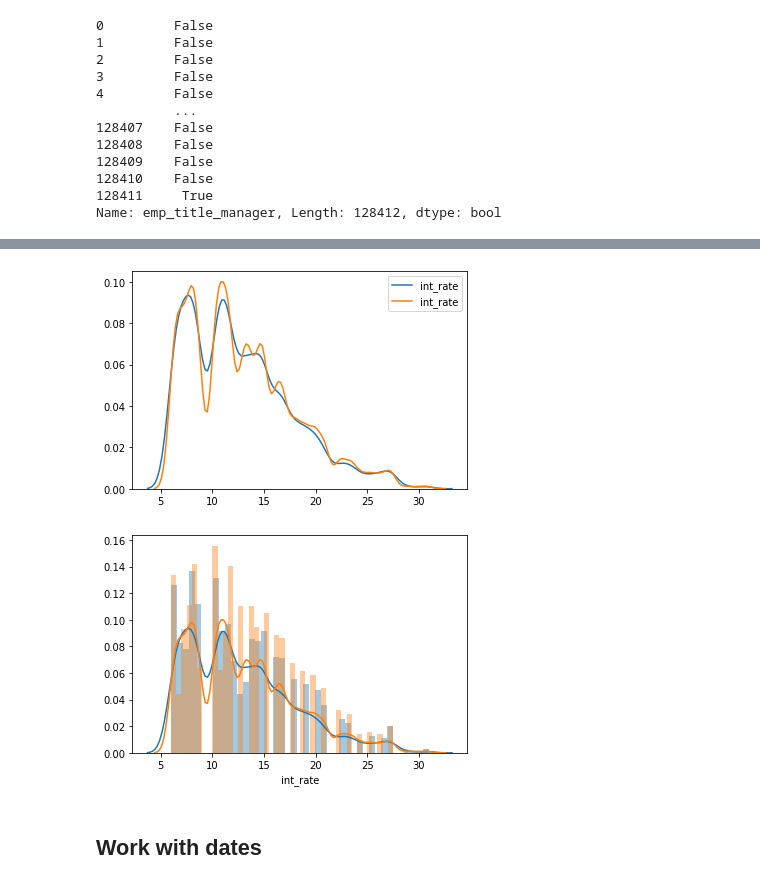
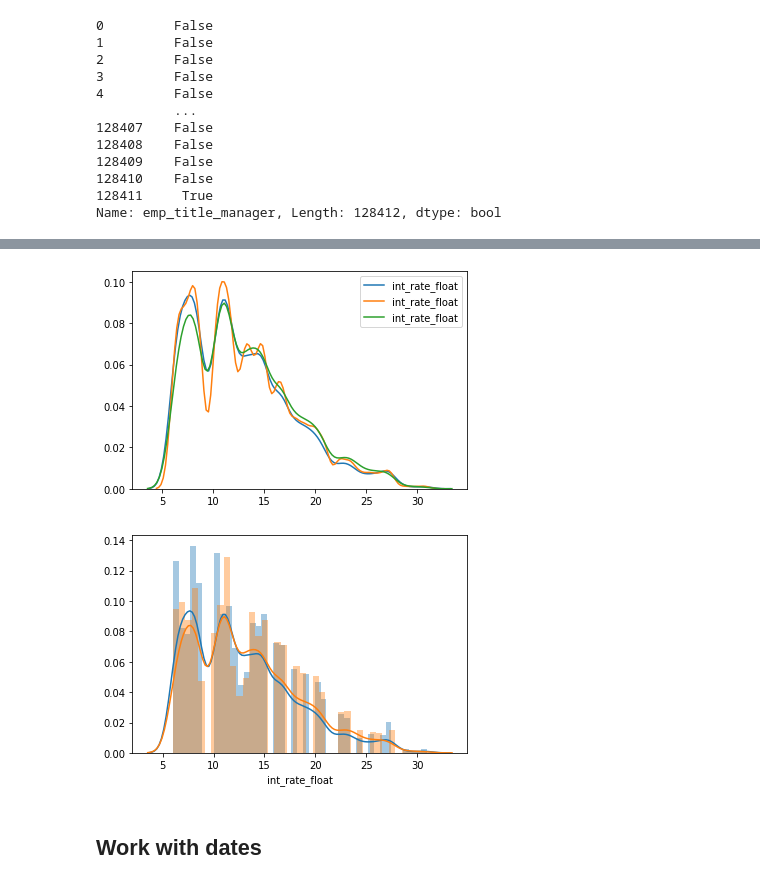
Before and after one commit to daniela500/DS-Unit-1-Sprint-1-Data-Wrangling-and-Storytelling, a Jupyter notebook: module2-make-features/LS_DS_112_Make_Features.ipynb, the cells around one changed output, grey strips where cells are left out. Cells and saved outputs as stored; diff of their text form; code cells hidden in the pictures.

```diff
--- a/module2-make-features/LS_DS_112_Make_Features.ipynb
+++ b/module2-make-features/LS_DS_112_Make_Features.ipynb
@@ -238,6 +298,7 @@ Apply the function to the `int_rate` column
 128411    16.91
 Name: int_rate, Length: 128412, dtype: float64
 # %%
-df1['int_rate'] = df['int_rate'].apply(int_rate_to_float)
+df1['int_rate'] = df['int_rate']
+df1['int_rate_float'] = df['int_rate'].apply(int_rate_to_float)
 df1.head()
 # %% [output]
@@ -423,3 +520,8 @@ managers.head()
+# %%
+# two filters at once
+cond2 = (df1['emp_title_manager'] == False) & (df1['home_ownership']=='OWN')
+subordinates = df1[cond2]
+subordinates.head()
 # %%
 # non_managers = df1[df1['emp_title_manager'] == False]
 
@@ -454,14 +540,16 @@ managers.describe()
 # %%
 import seaborn as sns
-sns.kdeplot(managers['int_rate'])
-sns.kdeplot(non_managers['int_rate']);
+sns.kdeplot(managers['int_rate_float']);
+sns.kdeplot(non_managers['int_rate_float']);
+sns.kdeplot(subordinates['int_rate_float']);
 # %% [output]
-[figure, old version]
+[figure, new version]
 # %%
-sns.distplot(managers['int_rate'])
-sns.distplot(non_managers['int_rate']);
+sns.distplot(managers['int_rate_float']);
+#sns.distplot(non_managers['int_rate_float']);
+sns.distplot(subordinates['int_rate_float']);
 # %% [output]
-[figure, old version]
+[figure, new version]
 # %% [markdown]
 ## Work with dates
 # %% [markdown]
```
Also changed, not shown: parts of 31 cells of this notebook.
